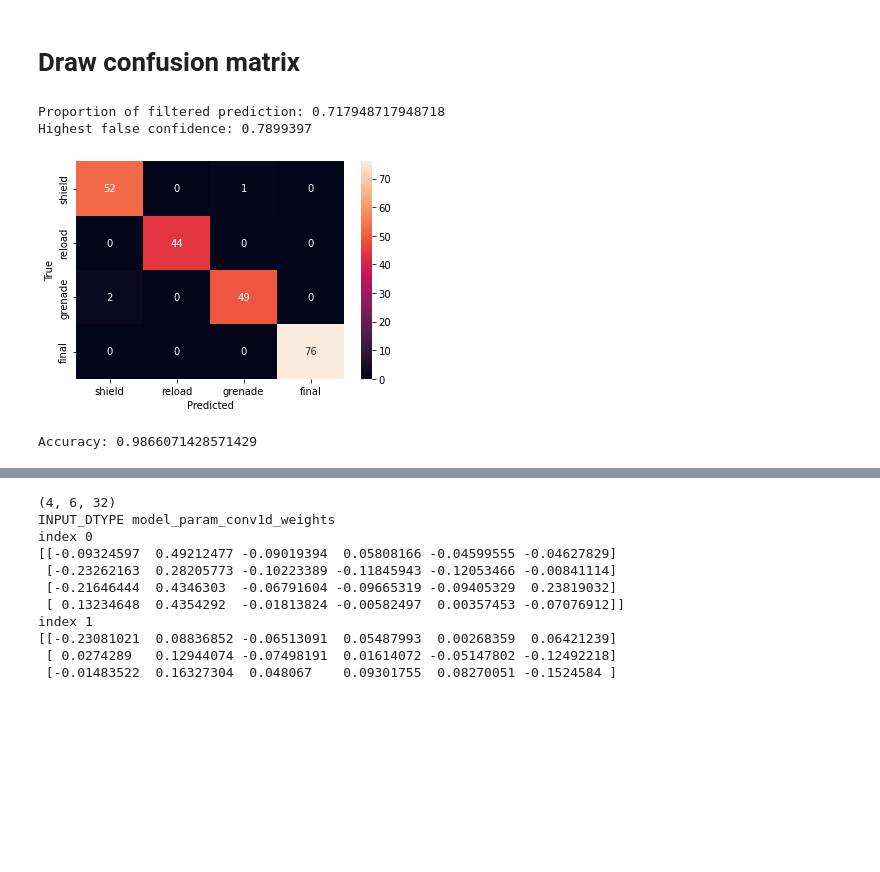
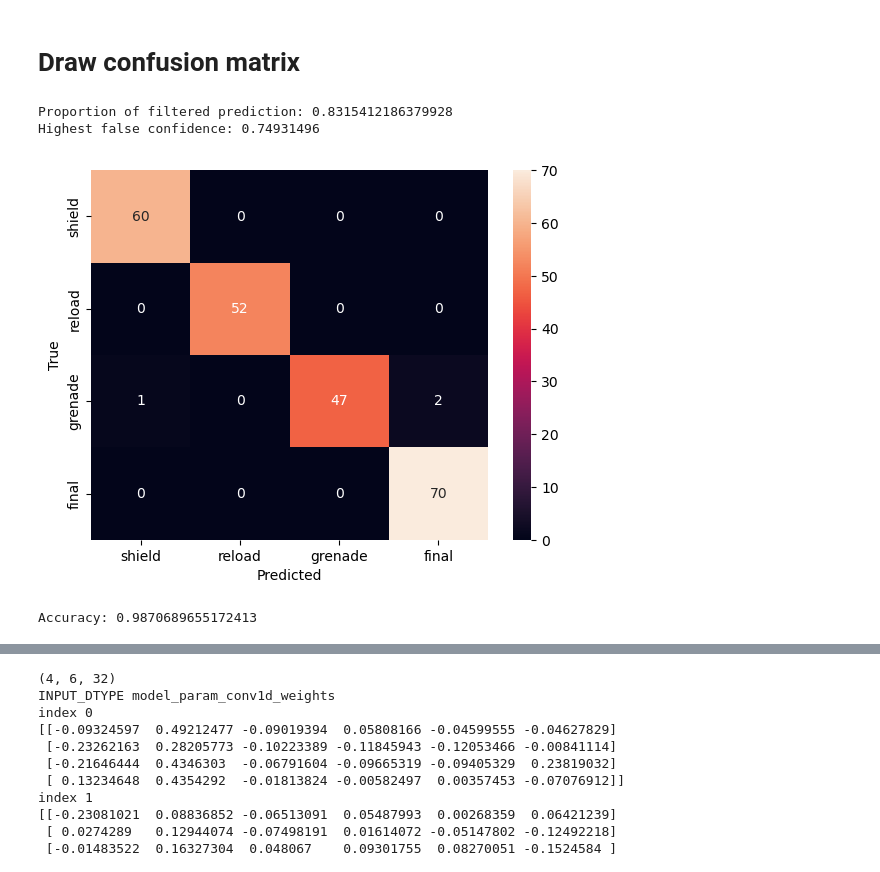
Before and after one commit to yuejunfeng0909/CG4002_CNN_Model, a Jupyter notebook: CNN.ipynb, the cells around one changed output, grey strips where cells are left out. Cells and saved outputs as stored; diff of their text form; code cells hidden in the pictures; blank space fills up the shorter version.

```diff
--- a/CNN.ipynb
+++ b/CNN.ipynb
@@ -160,10 +160,10 @@ model = Sequential()
 conv1filters = 32
 conv1kernel = 3
 conv1stride = 1
-model.add(Conv1D(conv1filters, conv1kernel, strides=conv1stride, activation='relu', input_shape=(window_size, 6)))
+model.add(Conv1D(conv1filters, conv1kernel, strides=conv1stride, padding='same', activation='relu', input_shape=(window_size, 6)))
 model.add(Dropout(0.5)) # 50% dropout
 
-# conv2filters = 8
+# conv2filters = 32
 # conv2kernel = 3
 # conv2stride = 1
 # model.add(Conv1D(conv2filters, conv2kernel, strides=conv2stride, activation='relu'))
@@ -220,10 +217,10 @@ model_checkpoint_callback = ModelCheckpoint(
     save_best_only=True)
 
 # learning rate reduce on plateau callback
-reduce_lr = ReduceLROnPlateau(monitor='val_loss', factor=0.5, patience=20, min_lr=0)
+reduce_lr = ReduceLROnPlateau(monitor='val_loss', factor=0.5, patience=50, min_lr=0)
 
 # early stopping callback
-early_stopping = EarlyStopping(monitor='val_loss', patience=150, restore_best_weights=True)
+early_stopping = EarlyStopping(monitor='val_loss', patience=200, restore_best_weights=True)
 # %%
 import time
 
@@ -232,12 +229,13 @@ def train_network(model, train_x, train_y, test_x, test_y):
     verbose = 1 # 0 for no logging to stdout, 1 for progress bar logging, 2 for one log line per epoch.
     epochs = 1000
     batch_size = 32
-    model.fit(train_x, train_y, epochs=epochs, batch_size=batch_size, validation_data=(test_x, test_y), class_weight = class_weights, callbacks = [model_checkpoint_callback, reduce_lr, early_stopping], verbose=verbose)
-    _, accuracy = model.evaluate(test_x, test_y, batch_size=batch_size, verbose=0)
-    return model
+    history = model.fit(train_x, train_y, epochs=epochs, batch_size=batch_size, validation_data=(test_x, test_y), class_weight = class_weights, callbacks = [model_checkpoint_callback, reduce_lr, early_stopping], verbose=verbose)
+    # _, accuracy = model.evaluate(test_x, test_y, batch_size=batch_size, verbose=0)
+
+    return model, history
 
 start_time = time.time()
-model = train_network(model, train_x, train_y, test_x, test_y)
+model, history = train_network(model, train_x, train_y, test_x, test_y)
 print("Training time: %s seconds" % (time.time() - start_time))
 # %% [output]
 Epoch 1/1000
@@ -271,41 +270,41 @@ import matplotlib.pyplot as plt
 
 highest_false_confidence = 0
 
-# model.load_weights(checkpoint_filepath)
+model.load_weights(checkpoint_filepath)
 y_prediction = model.predict(test_x)
 
 threshold = 0.7
 # remove all the prediction with probability less than threshold
 filtered_pred = []
 filtered_test = []
 for i in range(len(y_prediction)):
     if np.max(y_prediction[i]) > threshold:
         filtered_pred.append(np.argmax(y_prediction[i]))
         filtered_test.append(np.argmax(test_y[i]))
     if np.max(y_prediction[i]) > highest_false_confidence and np.argmax(y_prediction[i]) != np.argmax(test_y[i]):
         highest_false_confidence = np.max(y_prediction[i])
 
 # print proportion of filtered prediction
 print("Proportion of filtered prediction: " + str(len(filtered_pred)/len(y_prediction)))
 
 # print highest false confidence
 print("Highest false confidence: " + str(highest_false_confidence))
 
 result = confusion_matrix(filtered_test, filtered_pred)
 
 # result = confusion_matrix(np.argmax(test_y, axis=1), y_prediction)
 sns.heatmap(result, annot=True, fmt="d", xticklabels=action_types, yticklabels=action_types)
 plt.xlabel("Predicted")
 plt.ylabel("True")
 plt.show()
 
 # print accuracy
 print("Accuracy: " + str(np.sum(np.diag(result))/np.sum(result)))
 # %% [output]
-Proportion of filtered prediction: 0.717948717948718
-Highest false confidence: 0.7899397
+Proportion of filtered prediction: 0.8315412186379928
+Highest false confidence: 0.74931496
-[figure, old version]
+[figure, new version]
-Accuracy: 0.9866071428571429
+Accuracy: 0.9870689655172413
 # %%
 # evaluate actual performance
 pred = []
```
Also changed, not shown: parts of 5 cells of this notebook.
